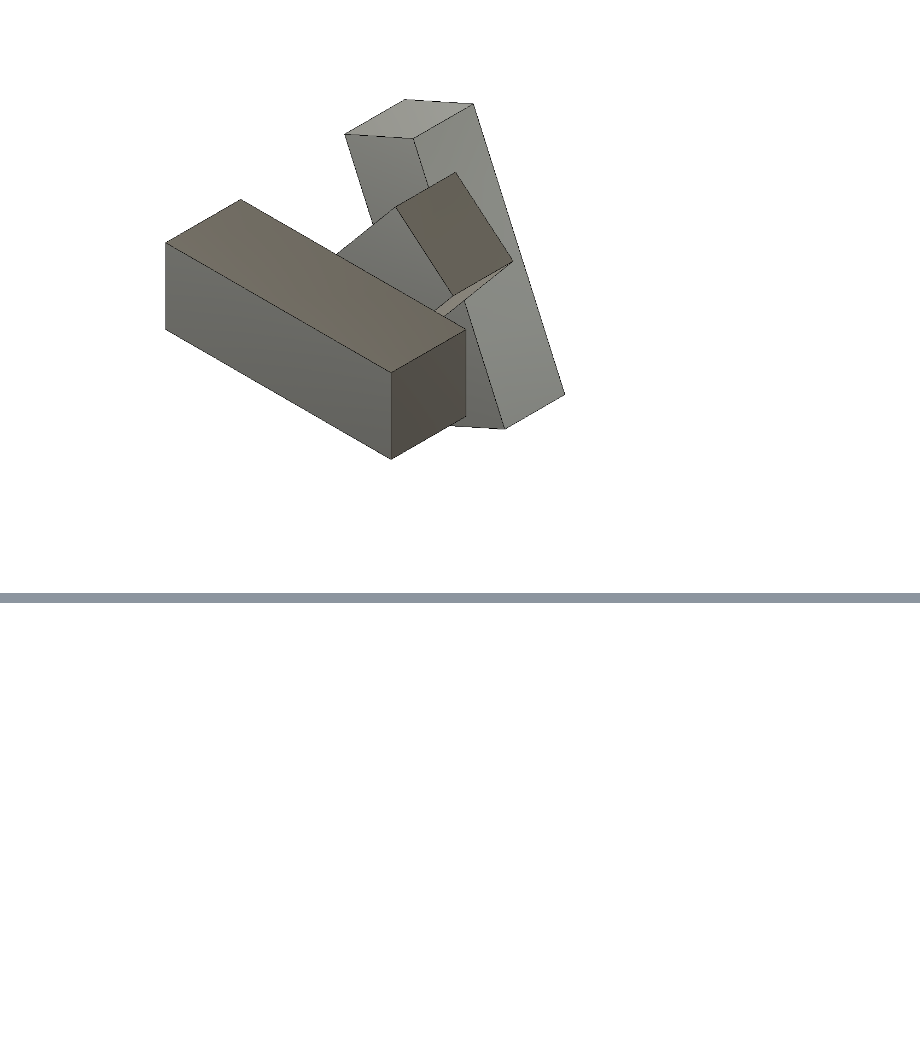
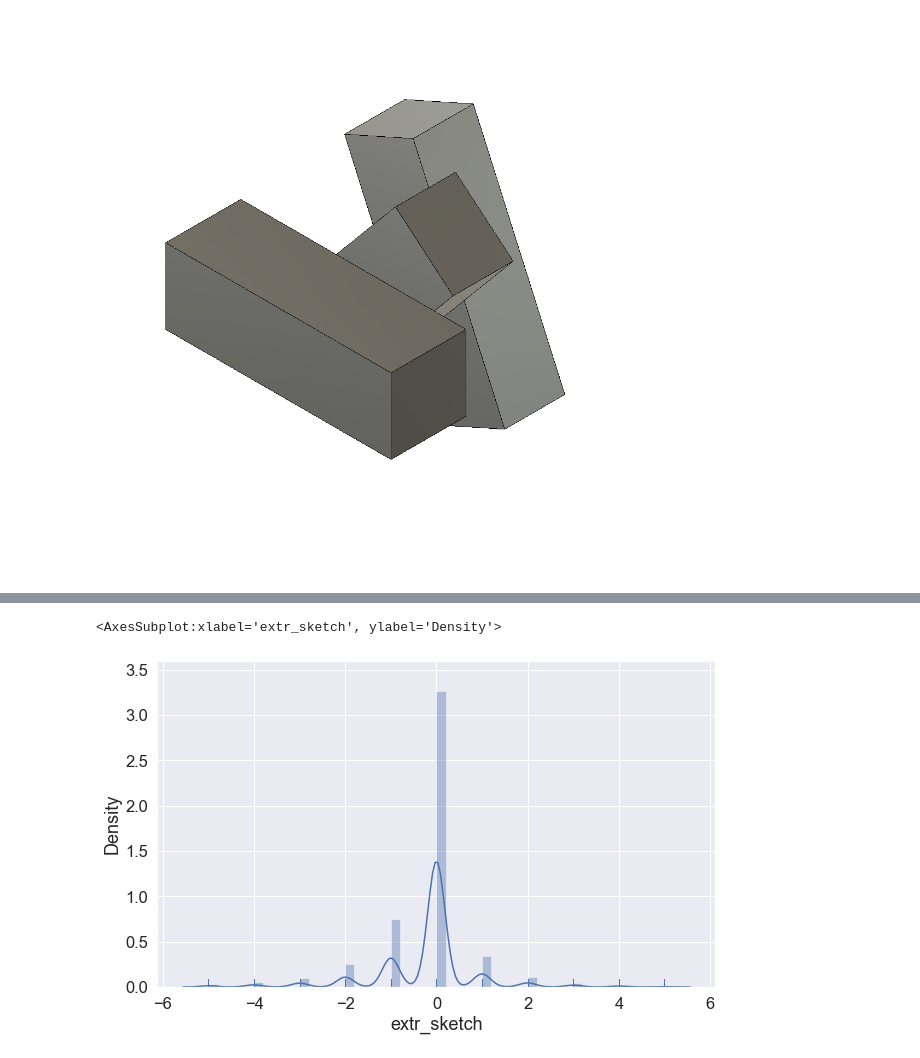
Before and after one commit to ericevje/cs109b-group44, a Jupyter notebook: notebooks/cs109b_project_data_exploration.ipynb, the cells around one changed output, grey strips where cells are left out. Saved outputs shown, nothing was run; the diff lists cells and outputs as text; code cells hidden in the pictures; blank space fills up the shorter version.

Commit message:
Added metric to clean up dataset

```diff
--- a/notebooks/cs109b_project_data_exploration.ipynb
+++ b/notebooks/cs109b_project_data_exploration.ipynb
@@ -324,0 +331,8 @@ Image(f"{dataset_path}/reconstruction/{img_file}.png")
+# %%
+df_cleaned = df_summary.loc[(df_summary['extr_sketch'] <= 5) &
+                           (df_summary['extr_sketch'] >= -5)].copy()
+fig, ax = plt.subplots(figsize=(10, 6))
+sns.distplot(df_cleaned['extr_sketch'], rug=True)
+# %% [output]
+<AxesSubplot:xlabel='extr_sketch', ylabel='Density'>
+[figure, added]
```
Also changed, not shown: parts of 1 cell of this notebook.
